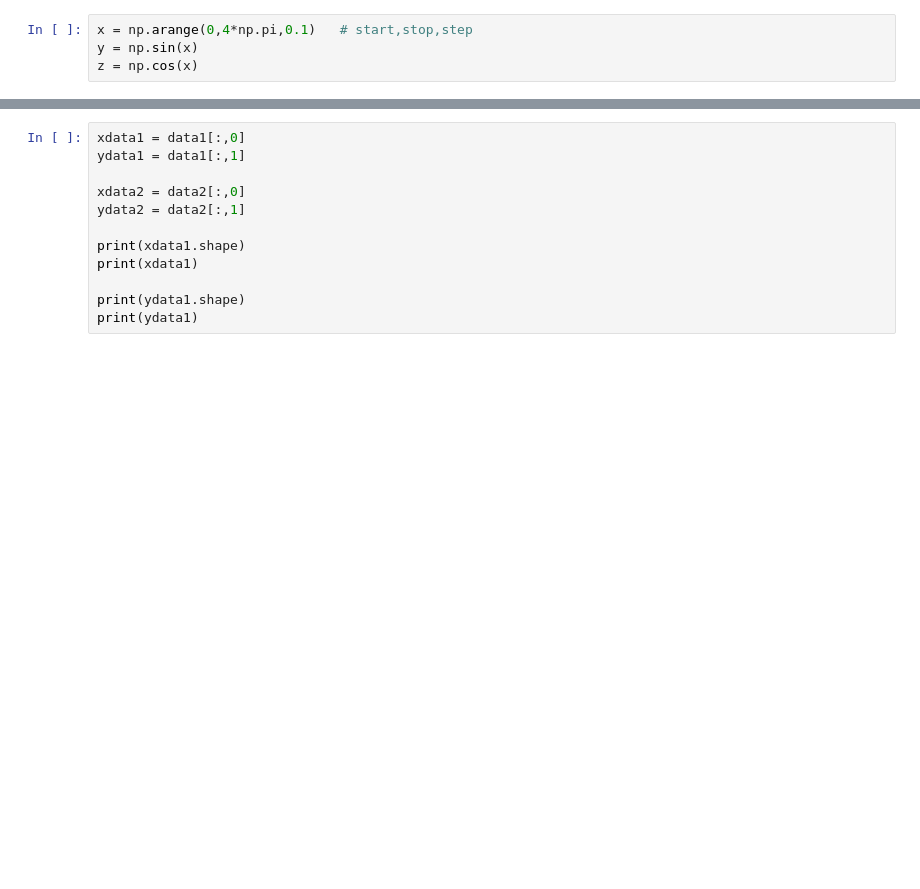
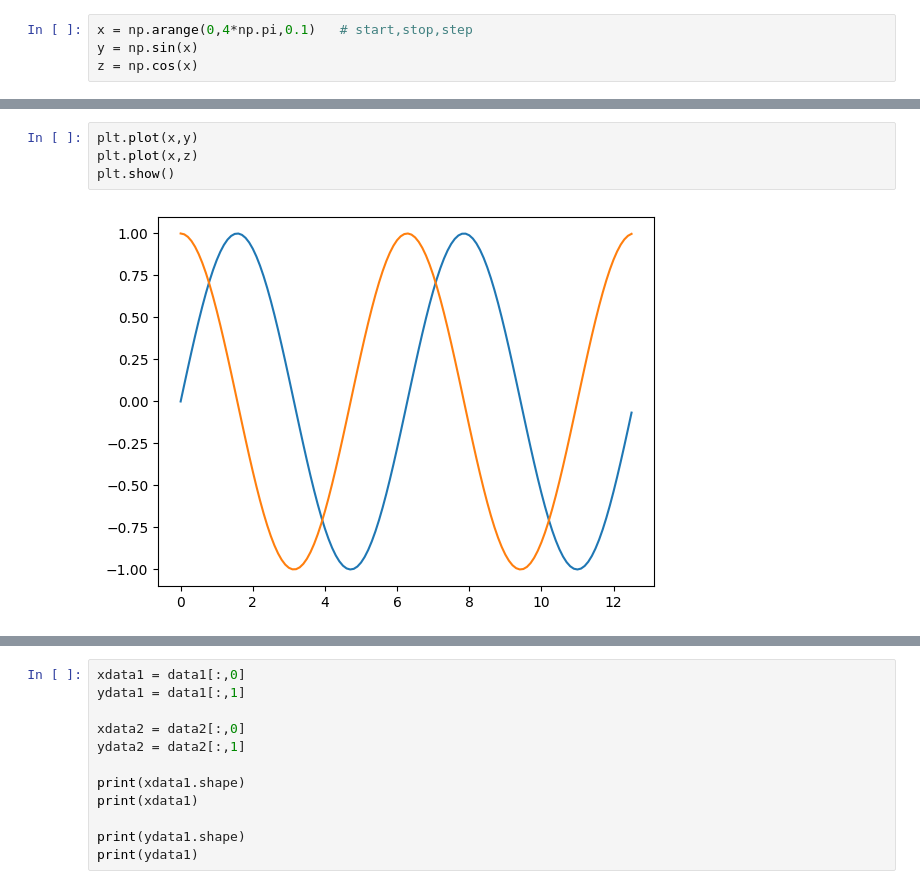
Before and after one commit to junsookim76/Ewha_2025, a Jupyter notebook: 3_Plot.ipynb, the cells around one changed output, grey strips where cells are left out. Drawn from its saved outputs; the diff is of its cells as text; blank space fills up the shorter version.

```diff
--- a/3_Plot.ipynb
+++ b/3_Plot.ipynb
@@ -51,3 +39,9 @@ plt.show()
+# %%
+plt.plot(x,y)
+plt.plot(x,z)
+plt.show()
+# %% [output]
+[figure, added]
 # %%
 fig, ax = plt.subplots(figsize=(12, 7))
 
```
Also changed, not shown: parts of 15 cells of this notebook.
